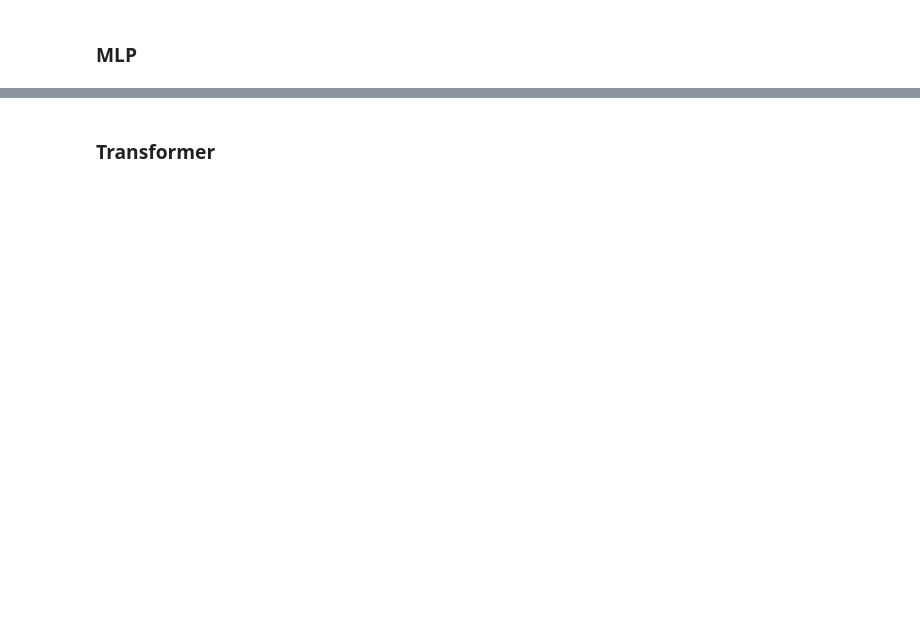
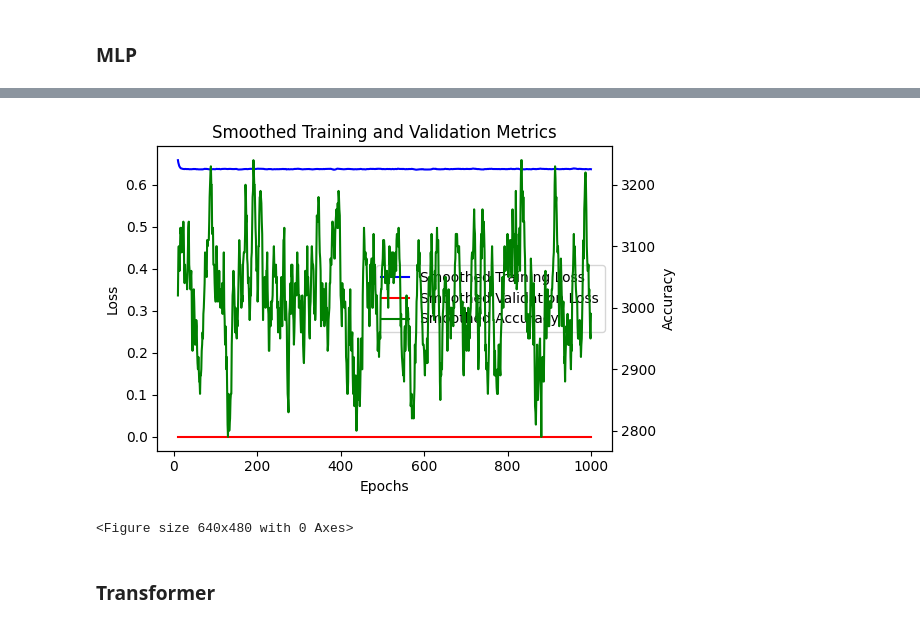
Before and after one commit to fmeza7/Proyecto-Graduacion-LICD, a Jupyter notebook: experiments/triangles.ipynb, the cells around one changed output, grey strips where cells are left out. Cells and saved outputs as stored; diff of their text form; code cells hidden in the pictures; blank space fills up the shorter version.

```diff
--- a/experiments/triangles.ipynb
+++ b/experiments/triangles.ipynb
@@ -1101,3 +1116,51 @@ Accuracy: 0.65
+# %%
+# Define the window size for the moving average
+window_size = 10  # Adjust this value to control the amount of smoothing
+
+# Apply smoothing to the data
+smooth_train_losses = moving_average(train_losses, window_size)
+smooth_val_losses = moving_average(val_losses, window_size)
+smooth_accuracies = moving_average(accuracies, window_size)
+
+# Create a figure and axis objects
+fig, ax1 = plt.subplots(figsize=(6, 4))
+
+# Plot smoothed training and validation losses
+epochs = range(window_size, len(train_losses) + 1)
+ax1.plot(epochs, smooth_train_losses, 'b-', label='Smoothed Training Loss')
+ax1.plot(epochs, smooth_val_losses, 'r-', label='Smoothed Validation Loss')
+ax1.set_xlabel('Epochs')
+ax1.set_ylabel('Loss')
+ax1.tick_params(axis='y')
+
+# Create a second y-axis for accuracy
+ax2 = ax1.twinx()
+ax2.plot(epochs, smooth_accuracies, 'g-', label='Smoothed Accuracy')
+ax2.set_ylabel('Accuracy')
+ax2.tick_params(axis='y')
+
+# Add legend
+lines1, labels1 = ax1.get_legend_handles_labels()
+lines2, labels2 = ax2.get_legend_handles_labels()
+ax1.legend(lines1 + lines2, labels1 + labels2, loc='center right')
+
+# Set title
+plt.title('Smoothed Training and Validation Metrics')
+
+# Adjust layout and display the plot
+plt.tight_layout()
+plt.show()
+
+# Optionally, plot original data as faded lines for comparison
+ax1.plot(range(1, len(train_losses) + 1), train_losses, 'b-', alpha=0.2)
+ax1.plot(range(1, len(val_losses) + 1), val_losses, 'r-', alpha=0.2)
+ax2.plot(range(1, len(accuracies) + 1), accuracies, 'g-', alpha=0.2)
+
+plt.tight_layout()
+plt.show()
+# %% [output]
+[figure, added]
+<Figure size 640x480 with 0 Axes>
 # %% [markdown]
 ### Transformer
 # %%
```
Also changed, not shown: parts of 42 cells of this notebook, 1 other file.
